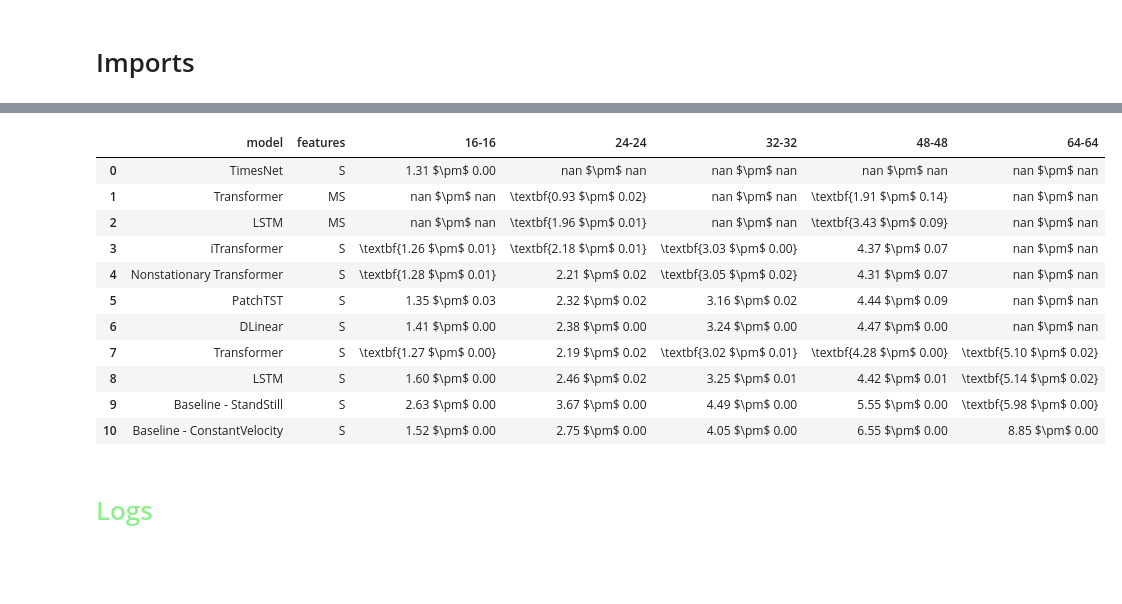
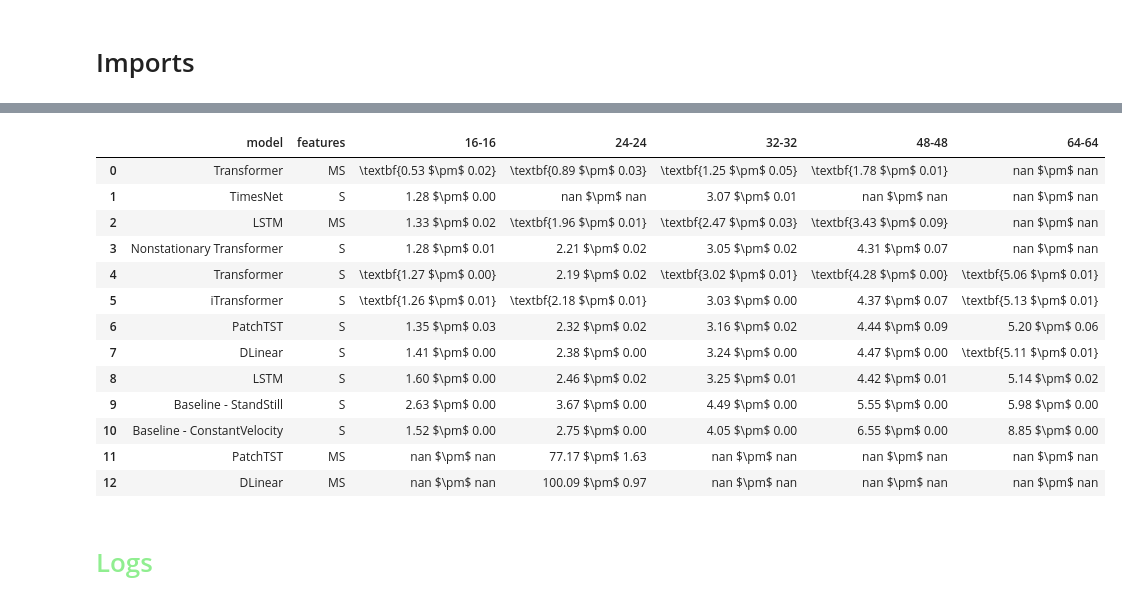
Before and after one commit to arnaud-odet/Time-Series-Library, a Jupyter notebook: results.ipynb, the cells around one changed output, grey strips where cells are left out. Drawn from its saved outputs; the diff is of its cells as text; code cells hidden in the pictures; blank space fills up the shorter version.

```diff
--- a/results.ipynb
+++ b/results.ipynb
@@ -38,20 +40,22 @@ test 7729
 # %%
-test = latex_display_table_with_std(summary_df, n_highlighted_values=3)
-test.to_latex('../Collective_behavior/latex/presentations/test.tex', index = False, float_format = "%.2f")
-test
+ts_mean_std_latex = latex_display_table_with_std(summary_df, n_highlighted_values=3)
+ts_mean_std_latex.to_latex('../Collective_behavior/latex/presentations/ts_mean_std_latex.tex', index = False, float_format = "%.2f")
+ts_mean_std_latex
 # %% [output]
 |  | model | features | 16-16 | 24-24 | 32-32 | 48-48 | 64-64 |
-| 0 | TimesNet | S | 1.31 $\pm$ 0.00 | nan $\pm$ nan | nan $\pm$ nan | nan $\pm$ nan | nan $\pm$ nan |
-| 1 | Transformer | MS | nan $\pm$ nan | \textbf{0.93 $\pm$ 0.02} | nan $\pm$ nan | \textbf{1.91 $\pm$ 0.14} | nan $\pm$ nan |
-| 2 | LSTM | MS | nan $\pm$ nan | \textbf{1.96 $\pm$ 0.01} | nan $\pm$ nan | \textbf{3.43 $\pm$ 0.09} | nan $\pm$ nan |
-| 3 | iTransformer | S | \textbf{1.26 $\pm$ 0.01} | \textbf{2.18 $\pm$ 0.01} | \textbf{3.03 $\pm$ 0.00} | 4.37 $\pm$ 0.07 | nan $\pm$ nan |
-| 4 | Nonstationary Transformer | S | \textbf{1.28 $\pm$ 0.01} | 2.21 $\pm$ 0.02 | \textbf{3.05 $\pm$ 0.02} | 4.31 $\pm$ 0.07 | nan $\pm$ nan |
-| 5 | PatchTST | S | 1.35 $\pm$ 0.03 | 2.32 $\pm$ 0.02 | 3.16 $\pm$ 0.02 | 4.44 $\pm$ 0.09 | nan $\pm$ nan |
-| 6 | DLinear | S | 1.41 $\pm$ 0.00 | 2.38 $\pm$ 0.00 | 3.24 $\pm$ 0.00 | 4.47 $\pm$ 0.00 | nan $\pm$ nan |
-| 7 | Transformer | S | \textbf{1.27 $\pm$ 0.00} | 2.19 $\pm$ 0.02 | \textbf{3.02 $\pm$ 0.01} | \textbf{4.28 $\pm$ 0.00} | \textbf{5.10 $\pm$ 0.02} |
-| 8 | LSTM | S | 1.60 $\pm$ 0.00 | 2.46 $\pm$ 0.02 | 3.25 $\pm$ 0.01 | 4.42 $\pm$ 0.01 | \textbf{5.14 $\pm$ 0.02} |
-| 9 | Baseline - StandStill | S | 2.63 $\pm$ 0.00 | 3.67 $\pm$ 0.00 | 4.49 $\pm$ 0.00 | 5.55 $\pm$ 0.00 | \textbf{5.98 $\pm$ 0.00} |
+| 0 | Transformer | MS | \textbf{0.53 $\pm$ 0.02} | \textbf{0.89 $\pm$ 0.03} | \textbf{1.25 $\pm$ 0.05} | \textbf{1.78 $\pm$ 0.01} | nan $\pm$ nan |
+| 1 | TimesNet | S | 1.28 $\pm$ 0.00 | nan $\pm$ nan | 3.07 $\pm$ 0.01 | nan $\pm$ nan | nan $\pm$ nan |
+| 2 | LSTM | MS | 1.33 $\pm$ 0.02 | \textbf{1.96 $\pm$ 0.01} | \textbf{2.47 $\pm$ 0.03} | \textbf{3.43 $\pm$ 0.09} | nan $\pm$ nan |
+| 3 | Nonstationary Transformer | S | 1.28 $\pm$ 0.01 | 2.21 $\pm$ 0.02 | 3.05 $\pm$ 0.02 | 4.31 $\pm$ 0.07 | nan $\pm$ nan |
+| 4 | Transformer | S | \textbf{1.27 $\pm$ 0.00} | 2.19 $\pm$ 0.02 | \textbf{3.02 $\pm$ 0.01} | \textbf{4.28 $\pm$ 0.00} | \textbf{5.06 $\pm$ 0.01} |
+| 5 | iTransformer | S | \textbf{1.26 $\pm$ 0.01} | \textbf{2.18 $\pm$ 0.01} | 3.03 $\pm$ 0.00 | 4.37 $\pm$ 0.07 | \textbf{5.13 $\pm$ 0.01} |
+| 6 | PatchTST | S | 1.35 $\pm$ 0.03 | 2.32 $\pm$ 0.02 | 3.16 $\pm$ 0.02 | 4.44 $\pm$ 0.09 | 5.20 $\pm$ 0.06 |
+| 7 | DLinear | S | 1.41 $\pm$ 0.00 | 2.38 $\pm$ 0.00 | 3.24 $\pm$ 0.00 | 4.47 $\pm$ 0.00 | \textbf{5.11 $\pm$ 0.01} |
+| 8 | LSTM | S | 1.60 $\pm$ 0.00 | 2.46 $\pm$ 0.02 | 3.25 $\pm$ 0.01 | 4.42 $\pm$ 0.01 | 5.14 $\pm$ 0.02 |
+| 9 | Baseline - StandStill | S | 2.63 $\pm$ 0.00 | 3.67 $\pm$ 0.00 | 4.49 $\pm$ 0.00 | 5.55 $\pm$ 0.00 | 5.98 $\pm$ 0.00 |
 | 10 | Baseline - ConstantVelocity | S | 1.52 $\pm$ 0.00 | 2.75 $\pm$ 0.00 | 4.05 $\pm$ 0.00 | 6.55 $\pm$ 0.00 | 8.85 $\pm$ 0.00 |
+| 11 | PatchTST | MS | nan $\pm$ nan | 77.17 $\pm$ 1.63 | nan $\pm$ nan | nan $\pm$ nan | nan $\pm$ nan |
+| 12 | DLinear | MS | nan $\pm$ nan | 100.09 $\pm$ 0.97 | nan $\pm$ nan | nan $\pm$ nan | nan $\pm$ nan |
 # %% [markdown]
 # <span style='color:lightgreen'>Logs
 # %% [markdown]
```
Also changed, not shown: parts of 1 cell of this notebook.
